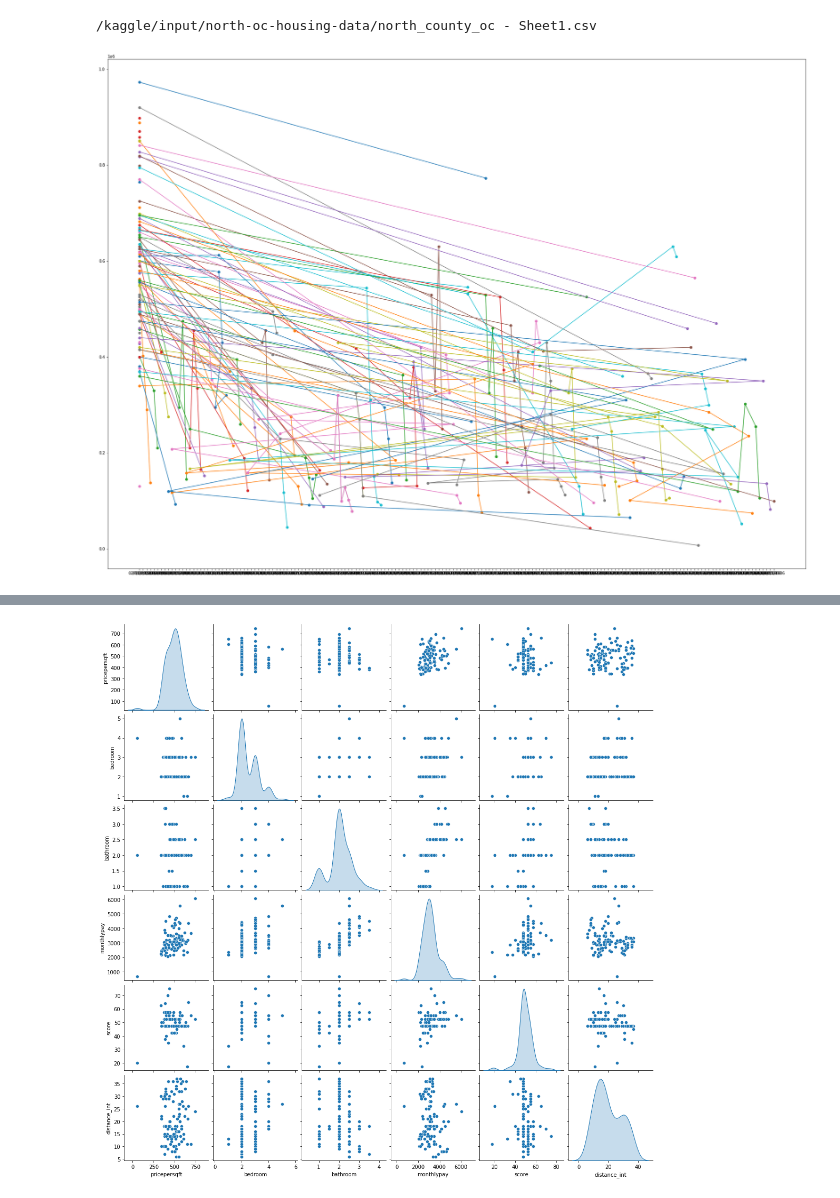
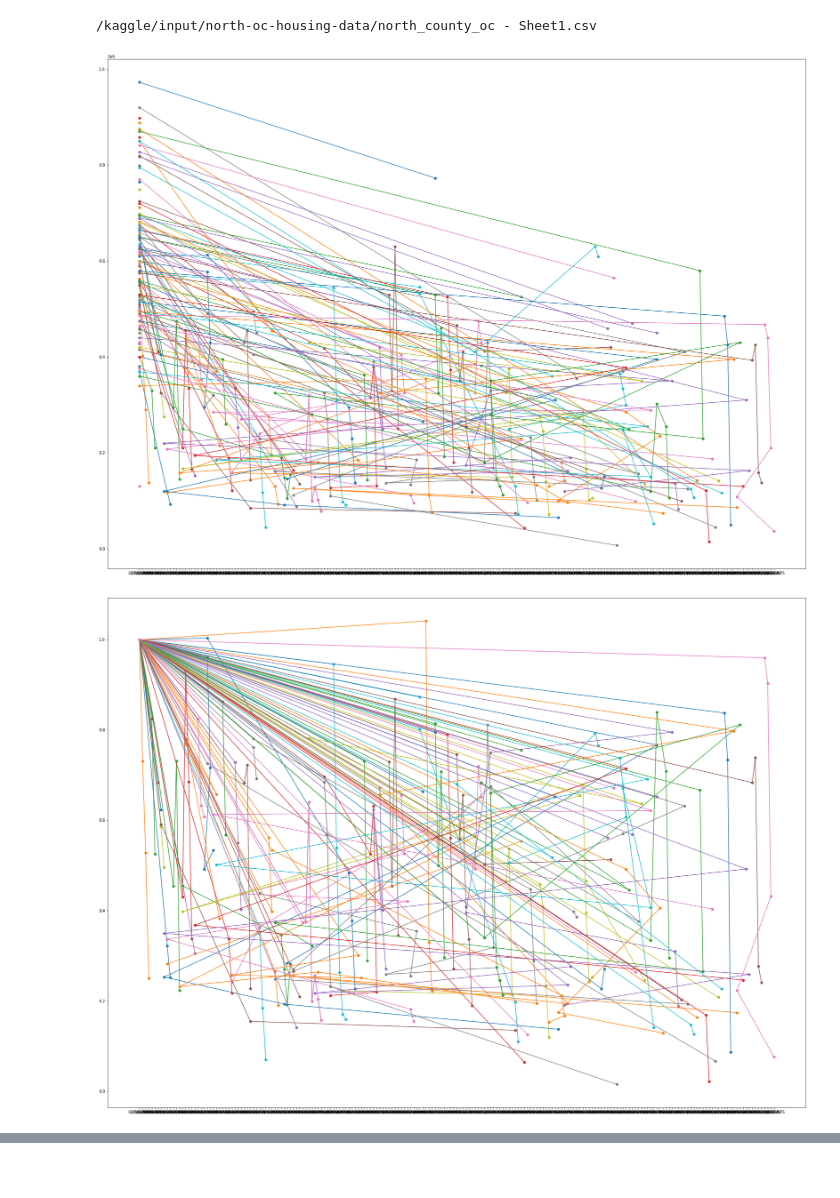
Before and after one commit to aeekayy/AppliedMachineLearning1, a Jupyter notebook: oc-housing-analysis.ipynb, the cells around one changed output, grey strips where cells are left out. Cells and saved outputs as stored; diff of their text form; code cells hidden in the pictures; blank space fills up the shorter version.

```diff
--- a/oc-housing-analysis.ipynb
+++ b/oc-housing-analysis.ipynb
@@ -37,12 +37,24 @@ def rename_cols(c):
 def splitSerToArr(s):
     return [s.index, s.to_numpy()]
 
+# normSplitSerToArr
+# parameters: s - series
+# d - denominator for the series
+# "normalizes" a series by dividing the value by a constant
+def normSplitSerToArr(s, d):
+    return [s.index, s.to_numpy()/d]
+
+def meanNormSplitSerToArr(s, d):
+    return [s.index, s.to_numpy()/d]
+
 df = pd.read_csv('/kaggle/input/north-oc-housing-data/north_county_oc - Sheet1.csv')
 #making a copy of the dataframe
 # Dropping the rows with the value of n/a for the address
 data = df.dropna(axis=0, how='all', thresh=None, subset=['address'], inplace=False).copy()
 # Rename the columns using the function rename_cols
 data.rename(columns=lambda c: rename_cols(c), inplace=True)
+# Drop duplicates
+data.drop_duplicates(subset=['address', 'city', 'state', 'zip'])
 
 ##checking for all the null values
 data.isnull().sum()
@@ -65,32 +77,53 @@ data['pricepersqft'] = data['price']/data['squareft']
 
 #sns.boxplot(x=data['pricepersqft'])
 
 pricehistory = data.loc[:, ~data.columns.isin(['type', 'firstfloorentry', 'yearbuilt', 'newhousing', 'distance', 'distance_int', 'myscore', 'score', 'mls', 'rate', 'insurance', 'above2300', 'redfin', 'id', 'city', 'zip', 'squareft', 'monthlypay', 'bedroom', 'bathroom', 'hoa', 'state', 'currentestimate', 'askingprice', 'saleprice', 'datesold', 'salesdiff', 'points', '55plus', 'lottransfer', 'stronglyconsider', 'buy', 'pricepersqft'])].rename(columns={"price": "02/01/2022"})
 # shift column of recent price to second position
 move_date = pricehistory.pop('02/01/2022')
 pricehistory.insert(1, '02/01/2022', move_date)
 pricecolumns = pricehistory.columns.delete(0)
 
 # Replace NaN with None
 pricehistory = pricehistory.where(pd.notnull(pricehistory), None)
 # Remove outliers using the latest price
 pricehistory = pricehistory[(np.abs(stats.zscore(pricehistory['02/01/2022'])) < 3)]
 
 # normalize pricehistory
 normalized_pricehistory=(pricehistory-pricehistory.mean())/pricehistory.std()
 
-plt.figure(figsize=(32,24))
+plot1 = plt.figure(1, figsize=(32,24))
 for index, row in pricehistory.iterrows():
     address = row.pop('address')
     # dropna drops the value of None from the series
     plt.plot(*splitSerToArr(row.dropna()), linestyle='-', marker='o',label=address)
+
+normpricehistory = pd.DataFrame(columns=pricehistory.columns)
+
+# Create second normalized plot by the current selling price
+# or recent sold price of the home (found in the first column)
+plot2 = plt.figure(2, figsize=(32,24))
+for index, row in pricehistory.iterrows():
+    address = row.pop('address')
+    # dropna drops the value of None from the series
+    plt.plot(*normSplitSerToArr(row.dropna(), row[0]), linestyle='-', marker='o',label=address)
+    # save the data to the normpricehistory data frame
+    normpricehistory.loc[index] = row / row[0]
+    normpricehistory.loc[index, 'address'] = address
+
 plt.show()
+
+## Normalized price history
+normpricehistory.to_csv("./normpricehistory.csv")
+print(normpricehistory)
 
 ##pairplots to get an intuition of potential correlations
 data['monthlypay'] = data['monthlypay'].replace('[\$,]', '', regex=True).astype(float)
 
 sns.pairplot(data[["pricepersqft", "bedroom", "bathroom", "monthlypay", 'score', 'distance_int']], diag_kind="kde")
 print(data)
+print("Saving data to a file")
+data.to_csv("./data.csv")
 # %% [output]
 /kaggle/input/north-oc-housing-data/north_county_oc - Sheet1.csv
-[figure, old version]
+[figure, new version]
+[figure, new version]
@@ -114 +146,0 @@ print(data)
-[figure, old version]
```
Also changed, not shown: parts of 1 cell of this notebook.
